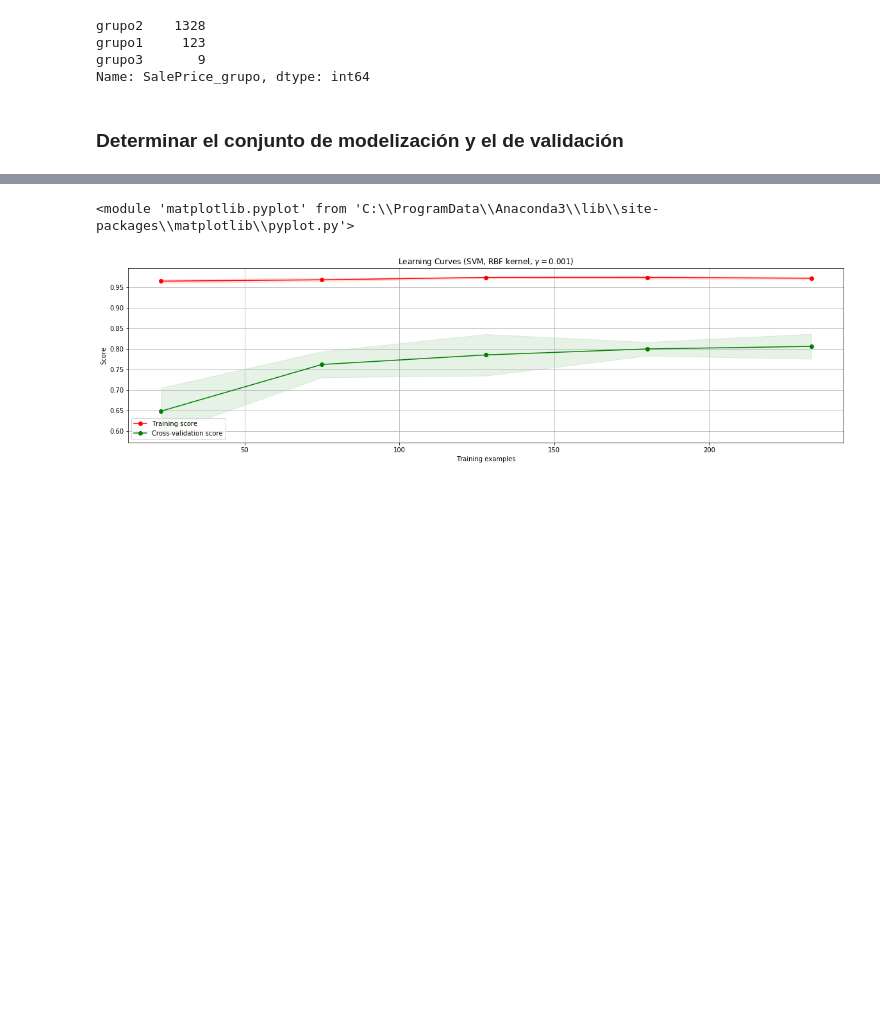
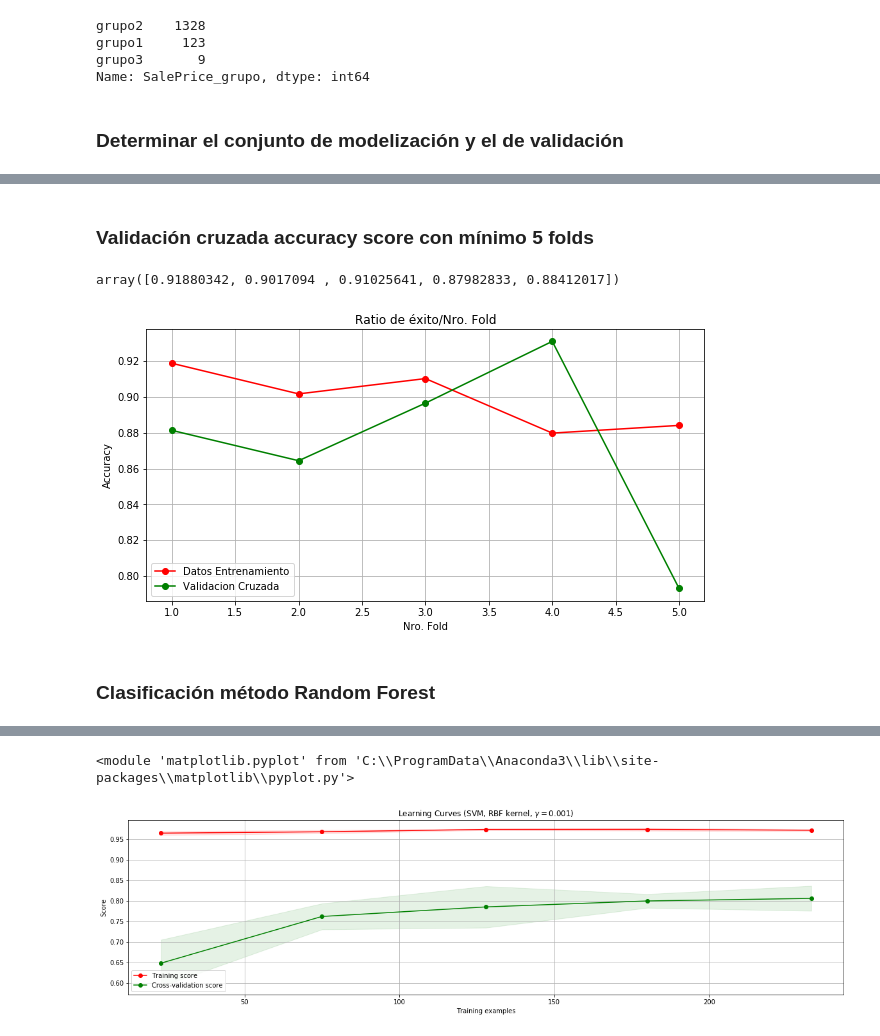
Before and after one commit to miguelalejo/UNIR_actividades, a Jupyter notebook: AprendizajeAutomatico/PonceMiguel_mia05_t6_act.ipynb, the cells around one changed output, grey strips where cells are left out. Cells and saved outputs as stored; diff of their text form; code cells hidden in the pictures; blank space fills up the shorter version.

```diff
--- a/AprendizajeAutomatico/PonceMiguel_mia05_t6_act.ipynb
+++ b/AprendizajeAutomatico/PonceMiguel_mia05_t6_act.ipynb
@@ -371,8 +376,8 @@ Name: SalePrice_grupo, dtype: int64
 df_data = pd.concat([df_var_numericas,df_encoder],axis=1)
 df_data.drop(['Id'], axis=1)
 columnas_x=df_data.columns.difference(['SalePrice'])
-X=df_data[columnas_x]
-Y=df_sp['SalePrice_grupo']
+Xc=df_data[columnas_x]
+Yc=df_sp['SalePrice_grupo']
 # %%
-train_x,test_x,train_y,test_y=train_test_split(X,Y,test_size=0.2, random_state = semilla_aleatoria)
+train_xc,test_xc,train_yc,test_yc=train_test_split(Xc,Yc,test_size=0.2, random_state = semilla_aleatoria)
 # %% [markdown]
@@ -380,8 +385,5 @@ train_x,test_x,train_y,test_y=train_test_split(X,Y,test_size=0.2, random_state =
 # %%
-reg_arboles = DecisionTreeRegressor(max_depth=8,
-            max_features='auto', max_leaf_nodes=None,
-            min_impurity_decrease=0.0, min_impurity_split=None,
-            min_samples_leaf=1, min_samples_split=20,
-            min_weight_fraction_leaf=0.0,
+clas_arboles = DecisionTreeClassifier(max_depth=15,
+            max_features='auto',  min_samples_leaf=1,
             random_state=semilla_aleatoria, splitter='best')
-reg_arboles.fit(train_x,train_y)
+clas_arboles.fit(train_xc,train_yc)
@@ -387,0 +418,24 @@ reg_arboles.fit(train_x,train_y)
+# %% [markdown]
+### Validación cruzada accuracy score con mínimo 5 folds
+# %%
+def graficar_accuracy_scores(estimator, train_x, train_y,test_x,test_y,nparts=5,jobs=None):
+    kfold = KFold(n_splits=nparts,shuffle=True, random_state=semilla_aleatoria)
+    fig,axes = plt.subplots(figsize=(10, 5))
+    axes.set_title("Ratio de éxito/Nro. Fold")
+    axes.set_xlabel("Nro. Fold")
+    axes.set_ylabel("Accuracy")
+    train_scores = cross_val_score(estimator, train_x,train_y, cv = kfold, n_jobs=jobs, scoring="accuracy")
+    test_scores = cross_val_score(estimator, test_x, test_y, cv = kfold, n_jobs=jobs, scoring="accuracy")
+    train_sizes = range(1,nparts+1,1)
+    axes.grid()
+    axes.plot(train_sizes, train_scores, 'o-', color="r",label="Datos Entrenamiento")
+    axes.plot(train_sizes, test_scores, 'o-', color="g",label="Validacion Cruzada")
+    axes.legend(loc="best")
+    return train_scores
+# %%
+graficar_accuracy_scores(clas_arboles,train_xc,train_yc,test_xc,test_yc,nparts=5,jobs=2)
+# %% [output]
+array([0.91880342, 0.9017094 , 0.91025641, 0.87982833, 0.88412017])
+[figure, added]
+# %% [markdown]
+### Clasificación método Random Forest
```
Also changed, not shown: parts of 19 cells of this notebook.
